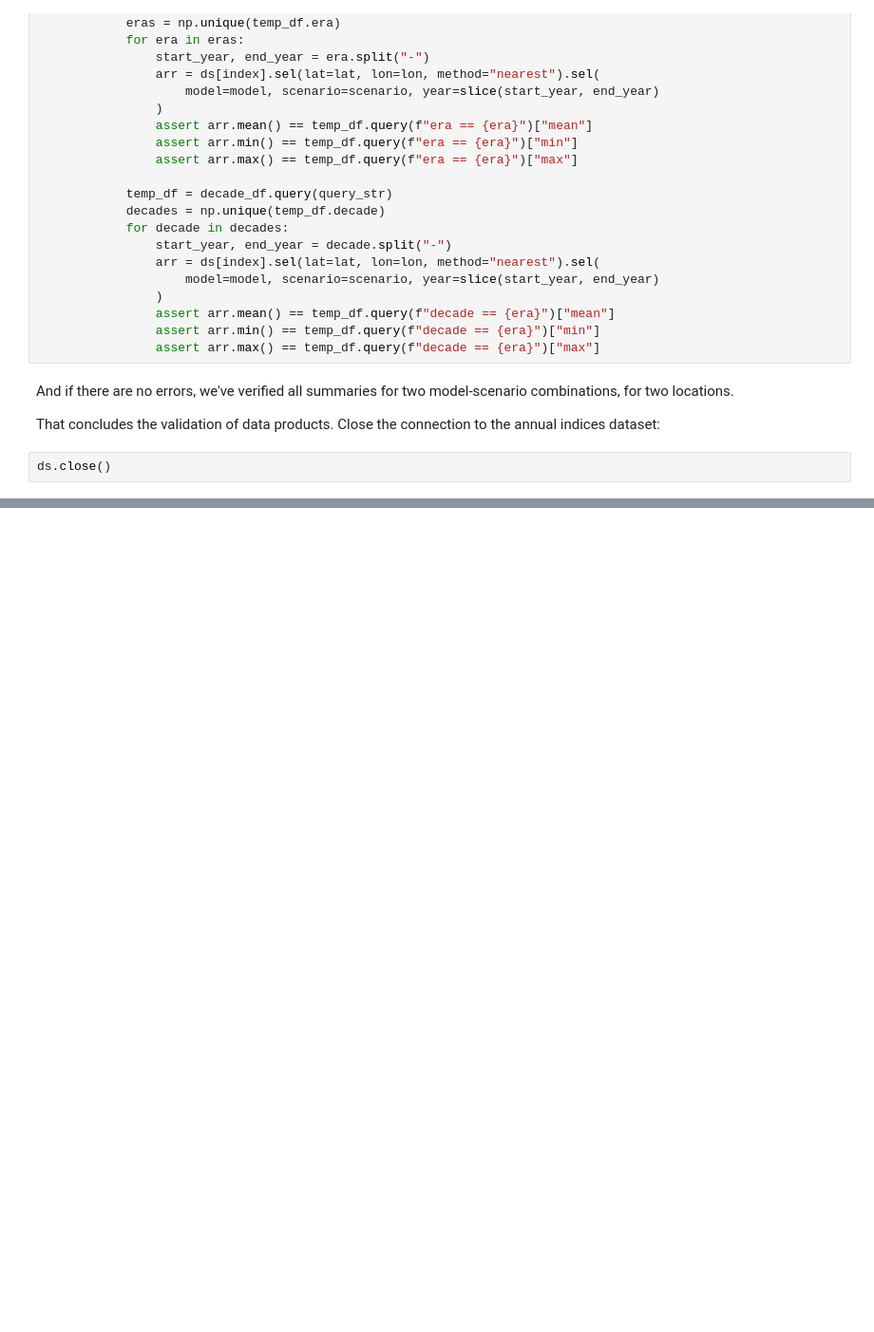
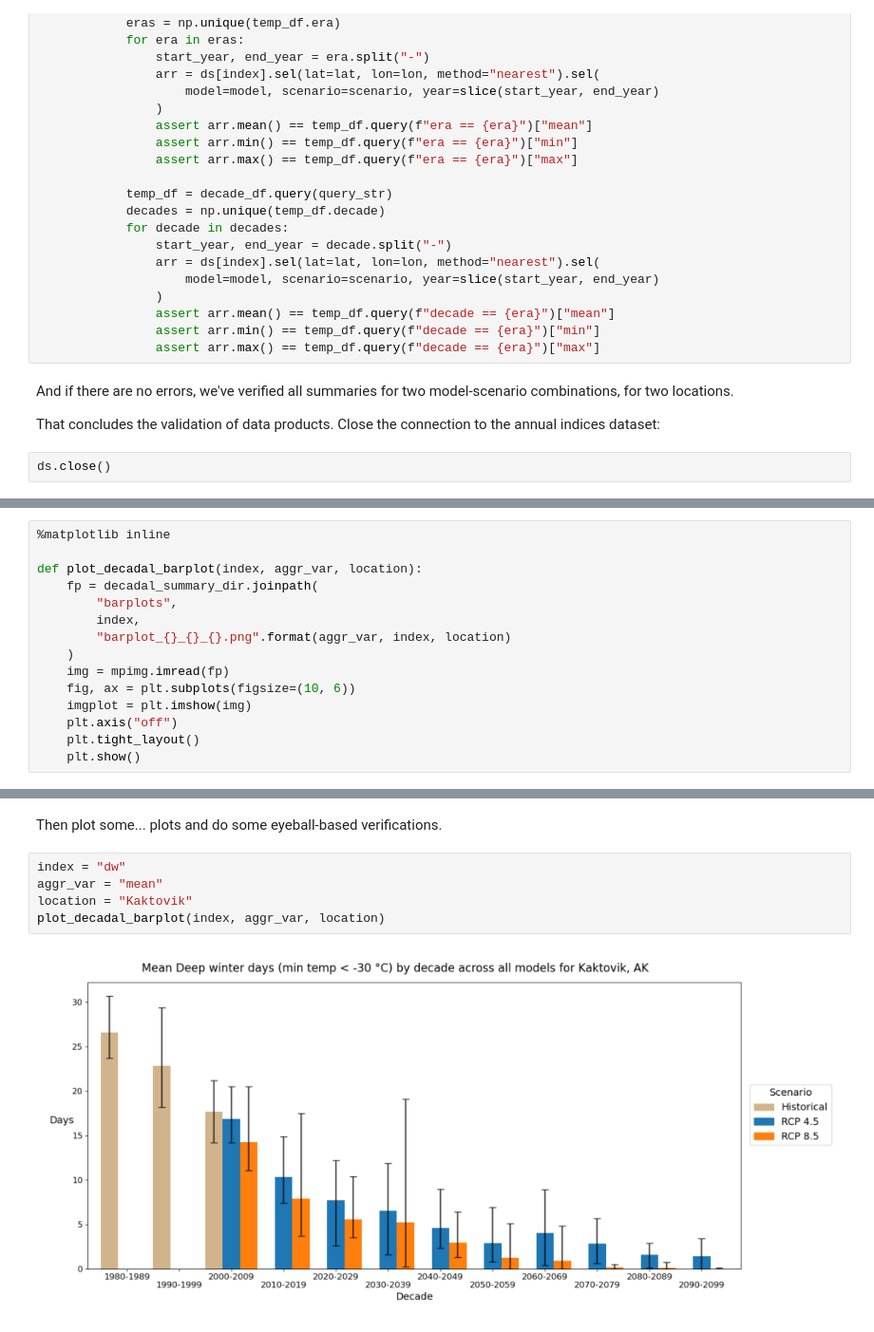
Before and after one commit to ua-snap/tbec-processing, a Jupyter notebook: qc.ipynb, the cells around one changed output, grey strips where cells are left out. Shown: that part at 95% size. Drawn from its saved outputs; the diff is of its cells as text; blank space fills up the shorter version.

Commit message:
adds some QC checks to the barplots

```diff
--- a/qc.ipynb
+++ b/qc.ipynb
@@ -305,0 +316,15 @@ ds.close()
+# %%
+%matplotlib inline
+
+def plot_decadal_barplot(index, aggr_var, location):
+    fp = decadal_summary_dir.joinpath(
+        "barplots",
+        index,
+        "barplot_{}_{}_{}.png".format(aggr_var, index, location)
+    )
+    img = mpimg.imread(fp)
+    fig, ax = plt.subplots(figsize=(10, 6))
+    imgplot = plt.imshow(img)
+    plt.axis("off")
+    plt.tight_layout()
+    plt.show()
@@ -305,0 +367,9 @@ ds.close()
+# %% [markdown]
+Then plot some... plots and do some eyeball-based verifications.
+# %%
+index = "dw"
+aggr_var = "mean"
+location = "Kaktovik"
+plot_decadal_barplot(index, aggr_var, location)
+# %% [output]
+[figure, added]
```
Also changed, not shown: parts of 15 cells of this notebook.
